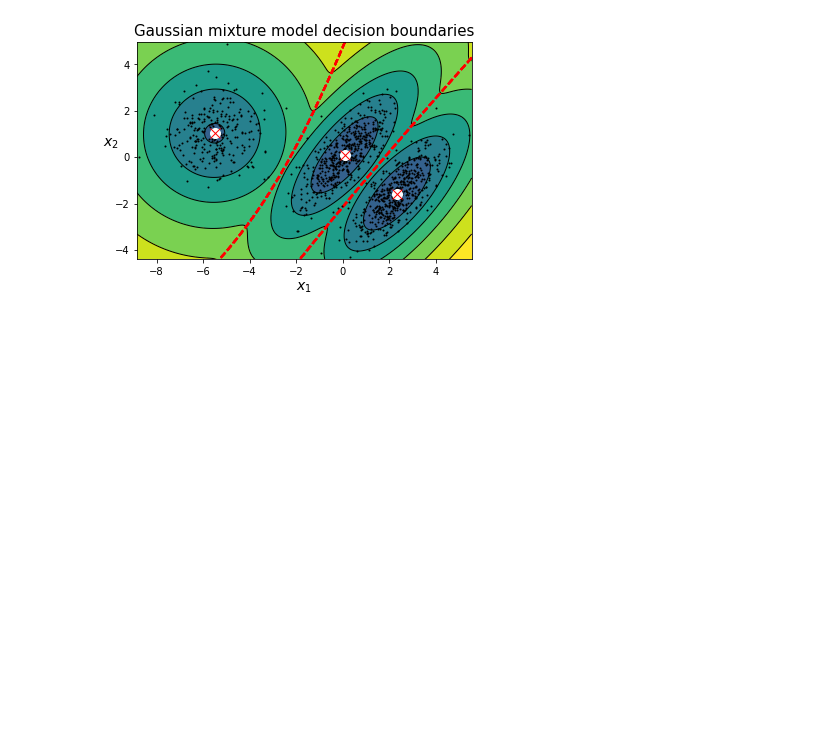
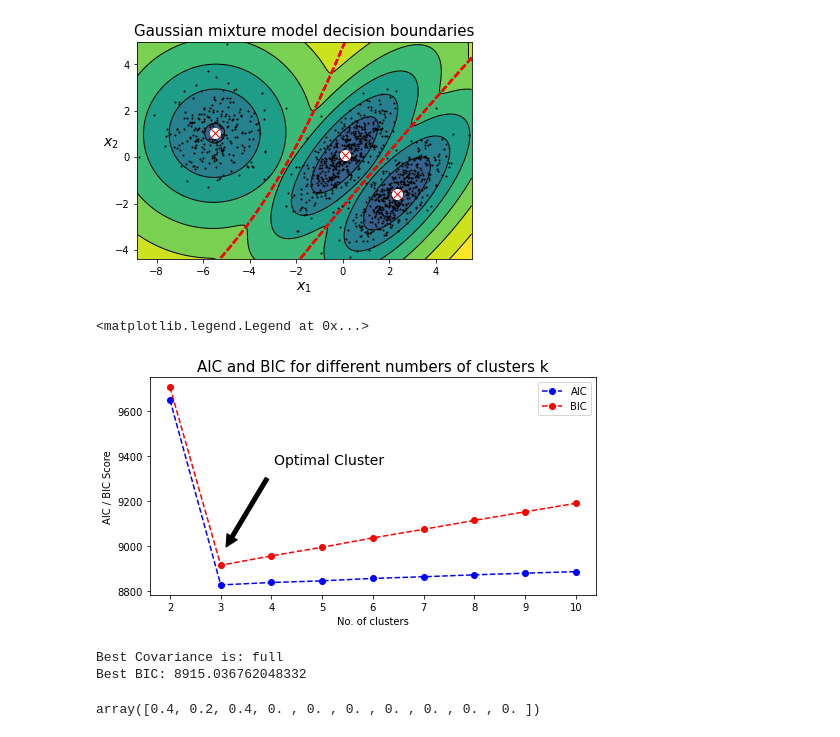
Before and after one commit to AnjuBanu/ML_DeepLearning_challenge, a Jupyter notebook: ML_DL_Challenge/Day_43/code.ipynb, the cells around one changed output. Saved outputs shown, nothing was run; the diff lists cells and outputs as text; code cells hidden in the pictures; blank space fills up the shorter version.

```diff
--- a/ML_DL_Challenge/Day_43/code.ipynb
+++ b/ML_DL_Challenge/Day_43/code.ipynb
@@ -99,3 +99,64 @@ def plot_gaussian_mixture(clusterer, X, resolution=1000, show_ylabels=True):
 plot_gaussian_mixture(gm,X)
 # %% [output]
 [figure]
+# %%
+X1, y1 = make_blobs(n_samples=1000, centers=((4, -4), (0, 0)), random_state=42)
+X1 = X1.dot(np.array([[0.9, 0.5], [0.32, 0.9]]))
+X2, y2 = make_blobs(n_samples=250, centers=1, random_state=42)
+X2 = X2 + [-3, -8]
+X = np.r_[X1, X2]
+y = np.r_[y1, y2]
+#gm = GaussianMixture(n_components=3, n_init=10, random_state=42)
+aic_score =[]
+bic_score =[]
+
+for i in range (2,11):
+    gm = GaussianMixture(n_components=i, n_init=10, random_state=42)
+    gm.fit(X)
+    aic_score.append(gm.aic(X))
+    bic_score.append(gm.bic(X))
+# %%
+plt.figure(figsize=(8,4))
+plt.plot(range(2,11),aic_score,"bo--",label="AIC")
+plt.plot(range(2,11),bic_score,"ro--",label="BIC")
+plt.annotate('Optimal Cluster',
+             xy=(3, bic_score[2]),
+             xytext=(0.35, 0.6),
+             textcoords='figure fraction',
+             fontsize=14,
+             arrowprops=dict(facecolor='black', shrink=0.1)
+            )
+plt.xlabel("No. of clusters")
+plt.ylabel("AIC / BIC Score")
+plt.title("AIC and BIC for different numbers of clusters k", fontsize=15)
+plt.legend()
+# %% [output]
+<matplotlib.legend.Legend at 0x...>
+[figure, added]
+# %%
+# Finding the best covariance modle
+min_val=np.infty
+for i in range (2,11):
+    for type in ("full","tied","spherical","diag"):
+        gm = GaussianMixture(n_components=i, n_init=10, random_state=42,covariance_type=type).fit(X)
+        bic_val = gm.bic(X)
+
+        if bic_val < min_val:
+            min_val=bic_val
+            best_type = type
+
+print(f"Best Covariance is: {best_type}")
+print(f"Best BIC: {min_val}")
+# %% [output]
+Best Covariance is: full
+Best BIC: 8915.036762048332
+# %%
+# Bayesian Gaussian Mixture Models
+
+from sklearn.mixture import BayesianGaussianMixture
+
+bgm = BayesianGaussianMixture(n_components=10, n_init=10, random_state=42)
+bgm.fit(X)
+np.round(bgm.weights_, 2)
+# %% [output]
+array([0.4, 0.2, 0.4, 0. , 0. , 0. , 0. , 0. , 0. , 0. ])
```
Also changed, not shown: parts of 1 cell of this notebook, 6 other files.
